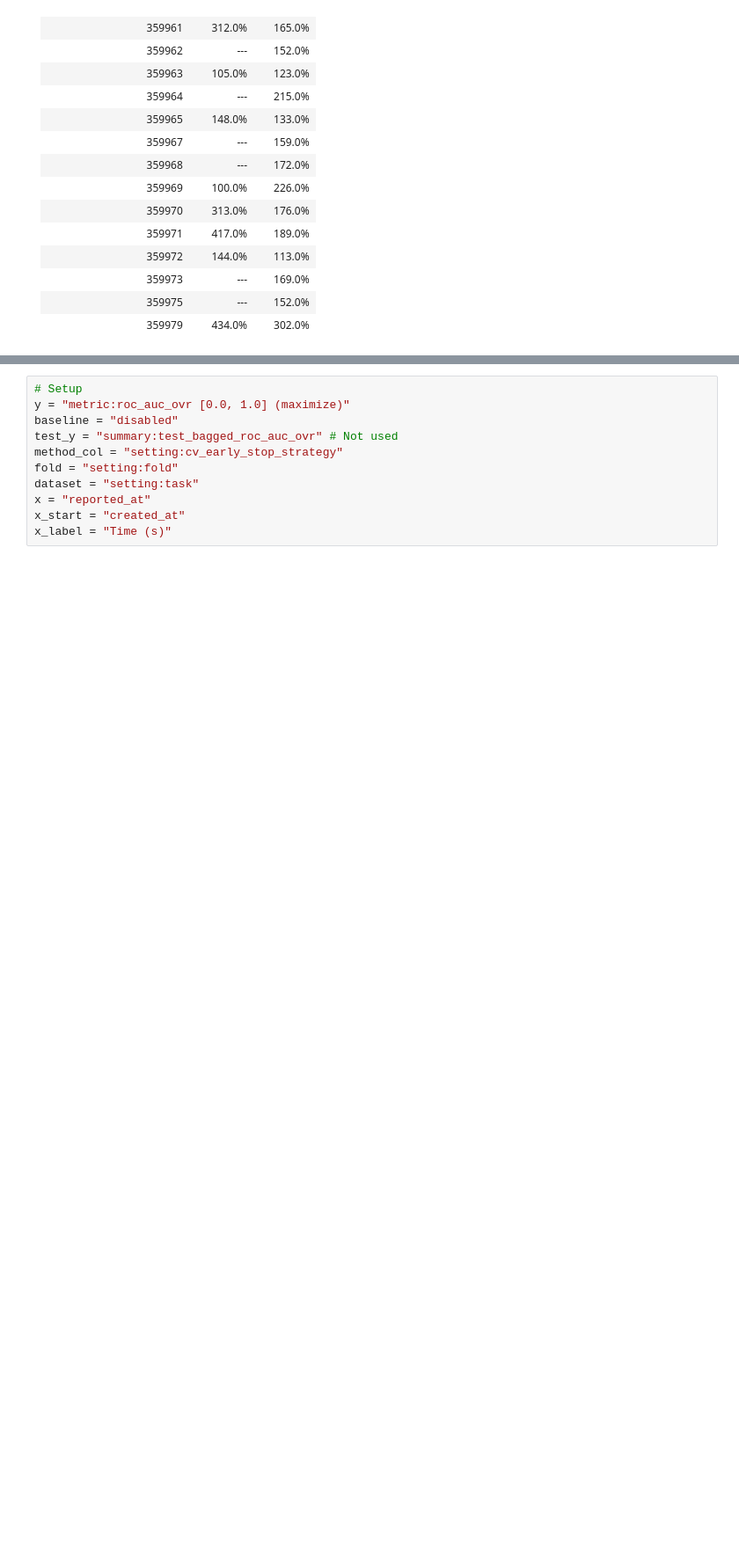
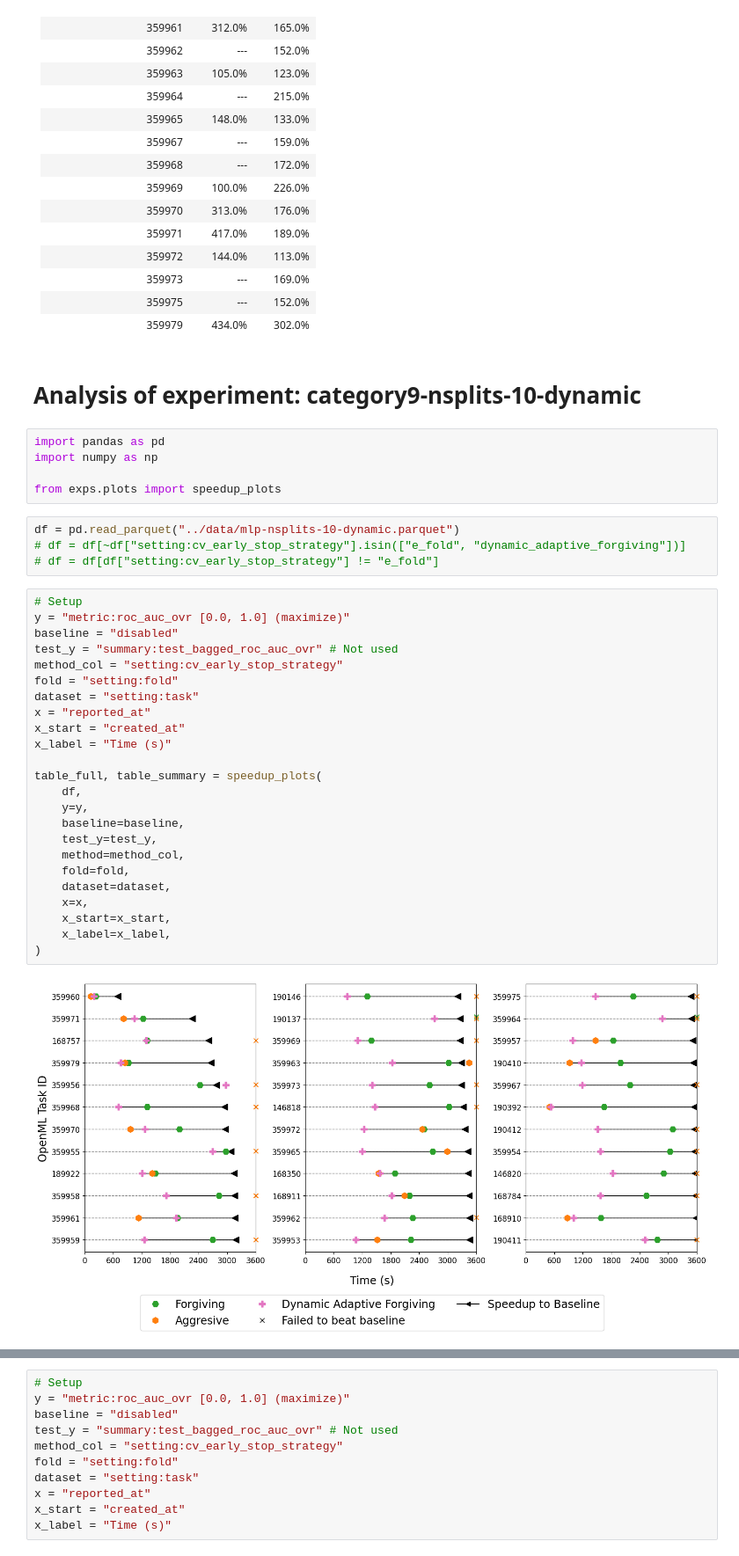
Before and after one commit to yourGrand/DontWasteYourTime-early-stopping, a Jupyter notebook: notebooks/analysis.ipynb, the cells around one changed output, grey strips where cells are left out. Shown at 88% size. Saved outputs shown, nothing was run; the diff lists cells and outputs as text; blank space fills up the shorter version.

```diff
--- a/notebooks/analysis.ipynb
+++ b/notebooks/analysis.ipynb
@@ -201,3 +201,40 @@ table_full2
 |                     359973 | --- | 169.0\%      |
 |                     359975 | --- | 152.0\%      |
 |                     359979 | 434.0\%      | 302.0\%      |
+# %% [markdown]
+# Analysis of experiment: category9-nsplits-10-dynamic
+# %%
+import pandas as pd
+import numpy as np
+
+from exps.plots import speedup_plots
+# %%
+df = pd.read_parquet("../data/mlp-nsplits-10-dynamic.parquet")
+# df = df[~df["setting:cv_early_stop_strategy"].isin(["e_fold", "dynamic_adaptive_forgiving"])]
+# df = df[df["setting:cv_early_stop_strategy"] != "e_fold"]
+# %%
+# Setup
+y = "metric:roc_auc_ovr [0.0, 1.0] (maximize)"
+baseline = "disabled"
+test_y = "summary:test_bagged_roc_auc_ovr" # Not used
+method_col = "setting:cv_early_stop_strategy"
+fold = "setting:fold"
+dataset = "setting:task"
+x = "reported_at"
+x_start = "created_at"
+x_label = "Time (s)"
+
+table_full, table_summary = speedup_plots(
+    df,
+    y=y,
+    baseline=baseline,
+    test_y=test_y,
+    method=method_col,
+    fold=fold,
+    dataset=dataset,
+    x=x,
+    x_start=x_start,
+    x_label=x_label,
+)
+# %% [output]
+[figure, added]
```
Also changed, not shown: parts of 10 cells of this notebook, 6 other files.
